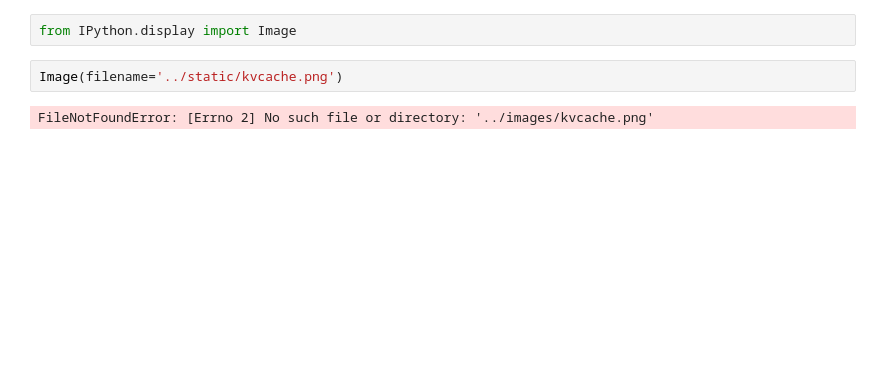
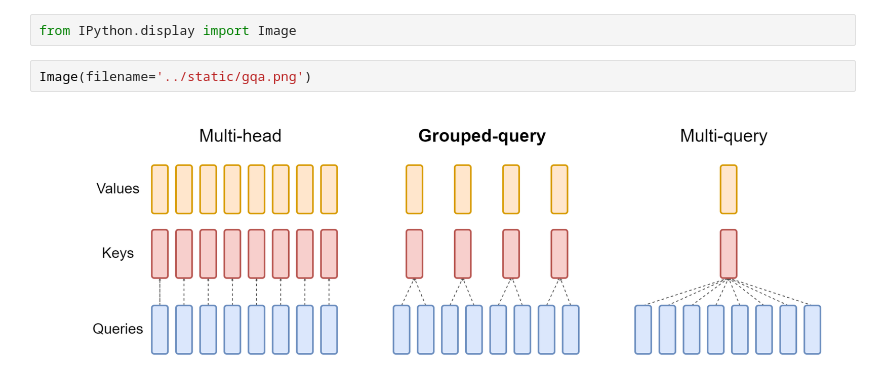
Before and after one commit to learn2Pro/llama, a Jupyter notebook: learnllama/gqa.ipynb, the cells around one changed output. Drawn from its saved outputs; the diff is of its cells as text; blank space fills up the shorter version.

```diff
--- a/learnllama/gqa.ipynb
+++ b/learnllama/gqa.ipynb
@@ -1,6 +1,6 @@
 # %%
 from IPython.display import Image
 # %%
-Image(filename='../static/kvcache.png')
+Image(filename='../static/gqa.png')
 # %% [output]
-FileNotFoundError: [Errno 2] No such file or directory: '../images/kvcache.png'
+[figure, added]
```
Also changed, not shown: parts of 1 cell of this notebook, 4 other files.
